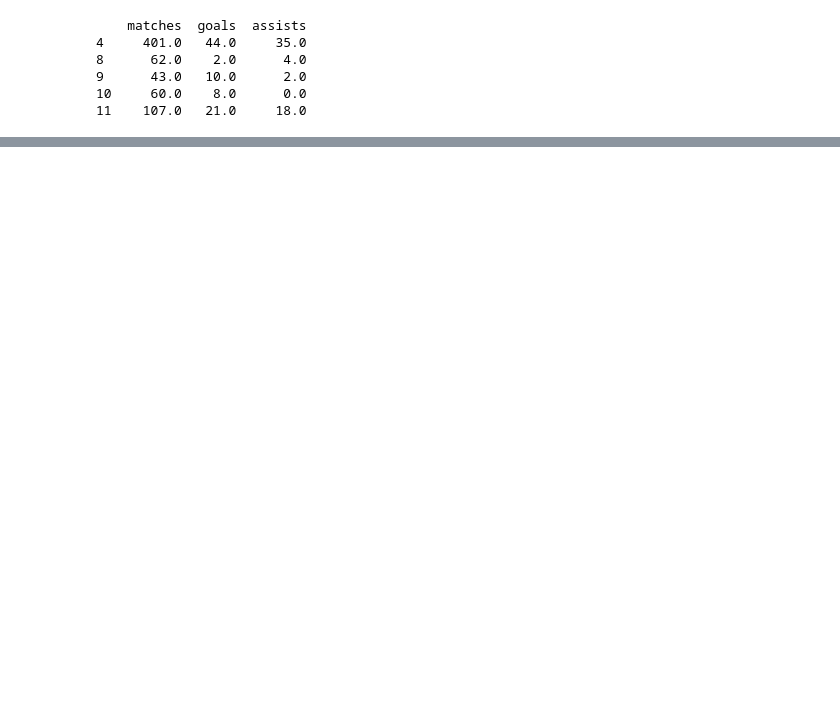
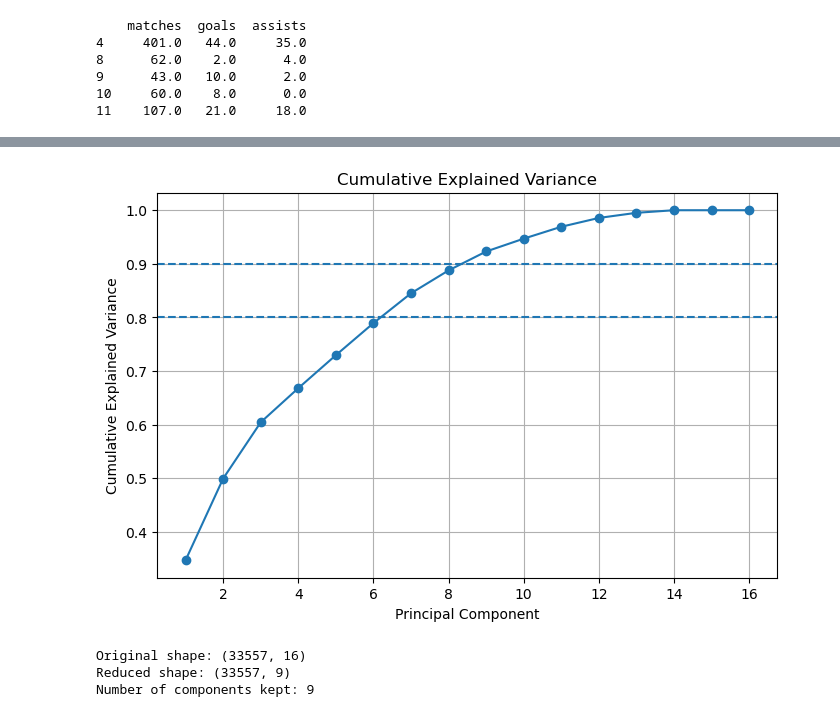
Before and after one commit to LucreziaSalerno/ML-Group-M, a Jupyter notebook: notebooks/data_loading.ipynb, the cells around one changed output, grey strips where cells are left out. Cells and saved outputs as stored; diff of their text form; code cells hidden in the pictures; blank space fills up the shorter version.

```diff
--- a/notebooks/data_loading.ipynb
+++ b/notebooks/data_loading.ipynb
@@ -288,0 +378,24 @@ print(df[['matches','goals','assists']].head())
+# %%
+#CUMULATIVE EXPLAINED VARIANCE PLOT
+plt.figure(figsize=(8,5))
+plt.plot(range(1, len(cumulative_variance)+1), cumulative_variance, marker='o')
+plt.axhline(y=0.80, linestyle='--')
+plt.axhline(y=0.90, linestyle='--')
+plt.xlabel("Principal Component")
+plt.ylabel("Cumulative Explained Variance")
+plt.title("Cumulative Explained Variance")
+plt.grid(True)
+plt.show()
+# %% [output]
+[figure, added]
+# %%
+pca_final = PCA(n_components=0.90)  # keep 90% variance
+X_reduced = pca_final.fit_transform(X_scaled)
+
+print("Original shape:", X.shape)
+print("Reduced shape:", X_reduced.shape)
+print("Number of components kept:", pca_final.n_components_)
+# %% [output]
+Original shape: (33557, 16)
+Reduced shape: (33557, 9)
+Number of components kept: 9
```
Also changed, not shown: parts of 19 cells of this notebook, 2 other files.
